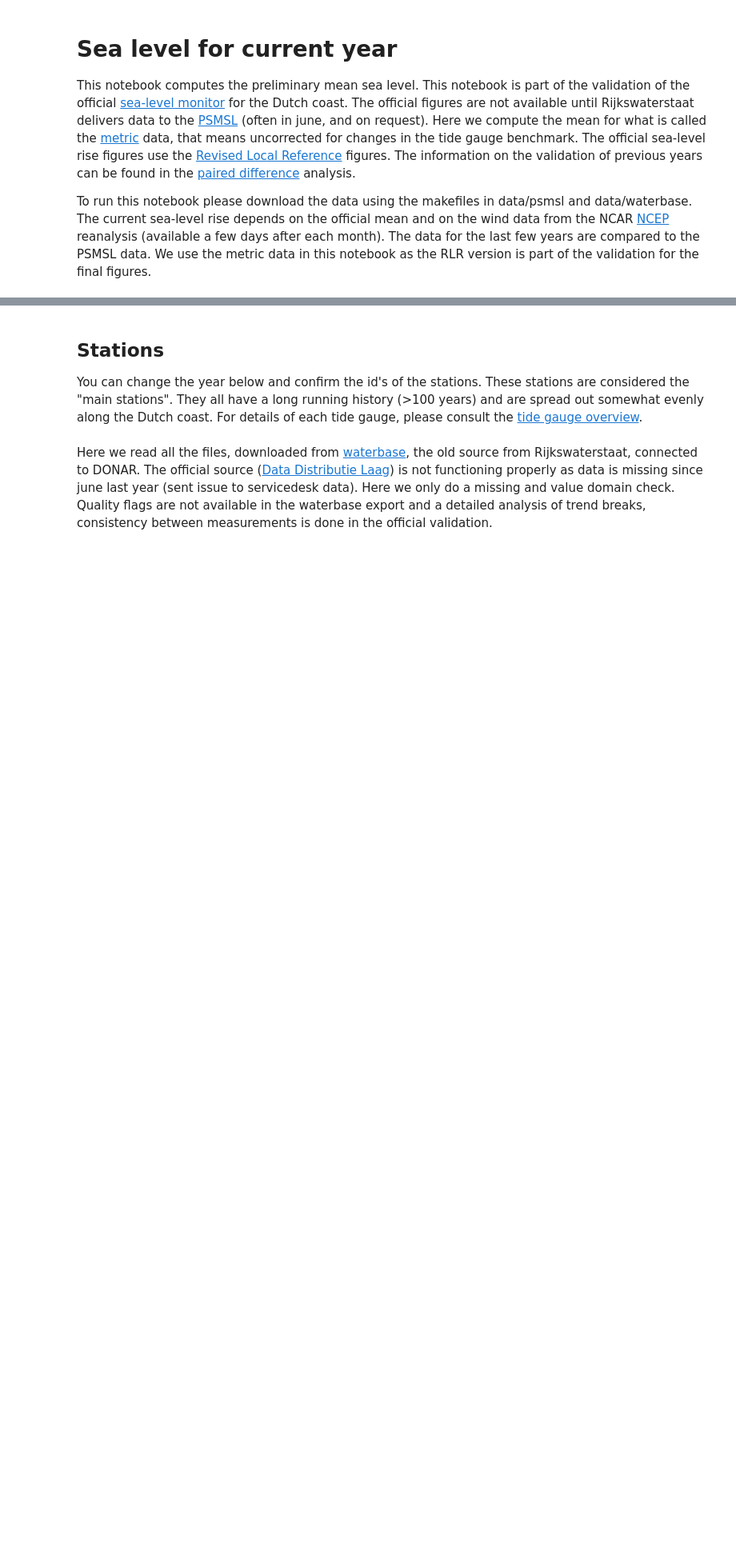
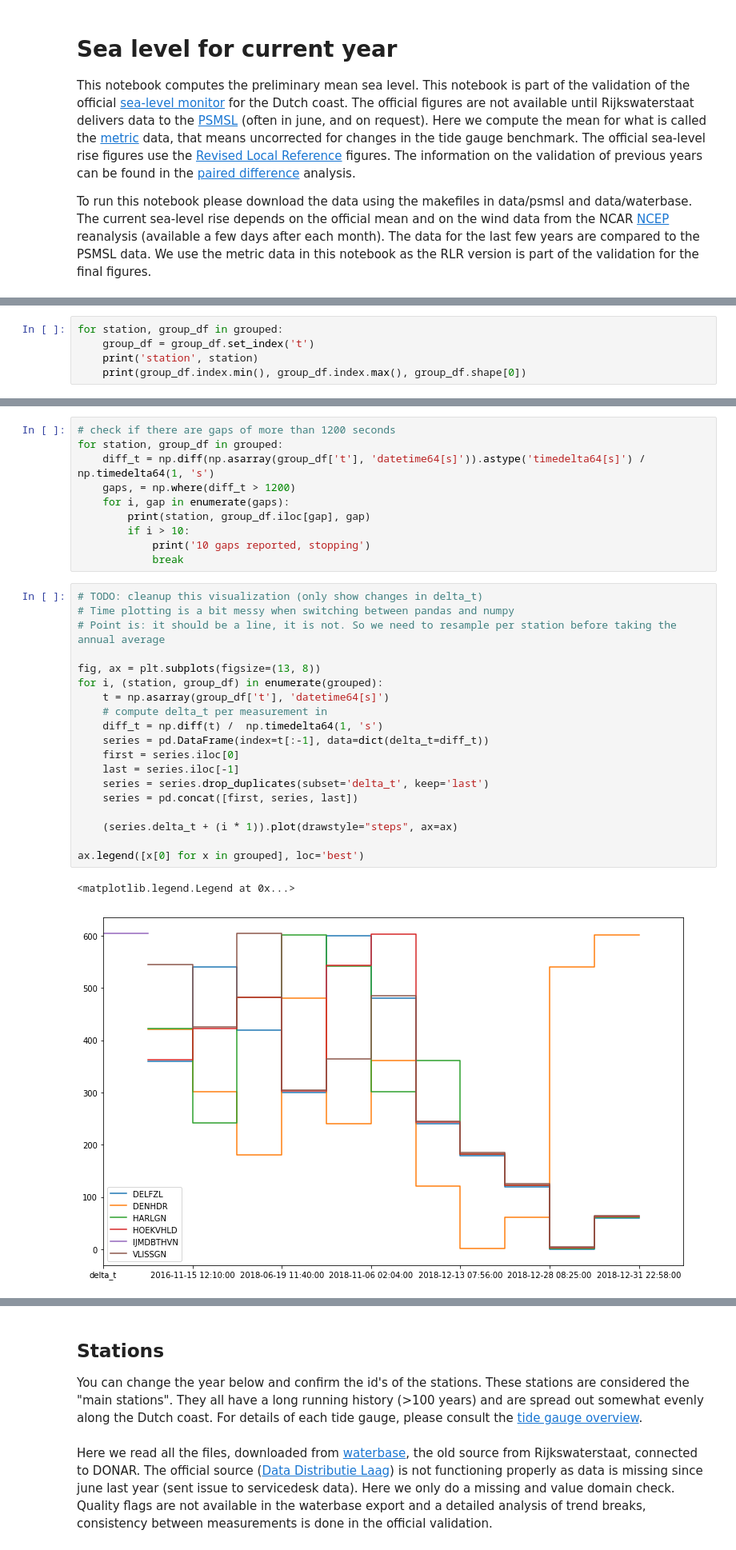
Before and after one commit to openearth/sealevel, a Jupyter notebook: notebooks/validation/current year validation.ipynb, the cells around one changed output, grey strips where cells are left out. Shown: that part at 80% size. Saved outputs shown, nothing was run; the diff lists cells and outputs as text; blank space fills up the shorter version.

Commit message:
validate 2018 data

```diff
--- a/notebooks/validation/current year validation.ipynb
+++ b/notebooks/validation/current year validation.ipynb
@@ -83,0 +156,5 @@ storm_surge_reports = [
+# %%
+for station, group_df in grouped:
+    group_df = group_df.set_index('t')
+    print('station', station)
+    print(group_df.index.min(), group_df.index.max(), group_df.shape[0])
@@ -83,0 +174,32 @@ storm_surge_reports = [
+# %%
+# check if there are gaps of more than 1200 seconds
+for station, group_df in grouped:
+    diff_t = np.diff(np.asarray(group_df['t'], 'datetime64[s]')).astype('timedelta64[s]') /  np.timedelta64(1, 's')
+    gaps, = np.where(diff_t > 1200)
+    for i, gap in enumerate(gaps):
+        print(station, group_df.iloc[gap], gap)
+        if i > 10:
+            print('10 gaps reported, stopping')
+            break
+# %%
+# TODO: cleanup this visualization (only show changes in delta_t)
+# Time plotting is a bit messy when switching between pandas and numpy
+# Point is: it should be a line, it is not. So we need to resample per station before taking the annual average
+
+fig, ax = plt.subplots(figsize=(13, 8))
+for i, (station, group_df) in enumerate(grouped):
+    t = np.asarray(group_df['t'], 'datetime64[s]')
+    # compute delta_t per measurement in
+    diff_t = np.diff(t) /  np.timedelta64(1, 's')
+    series = pd.DataFrame(index=t[:-1], data=dict(delta_t=diff_t))
+    first = series.iloc[0]
+    last = series.iloc[-1]
+    series = series.drop_duplicates(subset='delta_t', keep='last')
+    series = pd.concat([first, series, last])
+
+    (series.delta_t + (i * 1)).plot(drawstyle="steps", ax=ax)
+
+ax.legend([x[0] for x in grouped], loc='best')
+# %% [output]
+<matplotlib.legend.Legend at 0x...>
+[figure, added]
```
Also changed, not shown: parts of 28 cells of this notebook.
